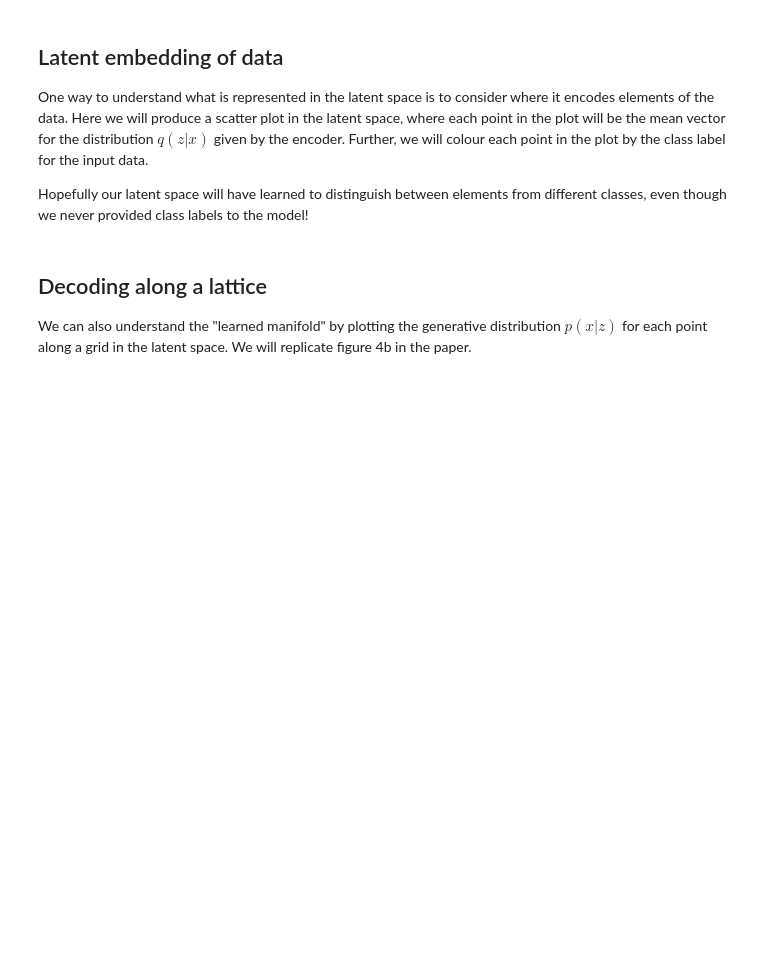
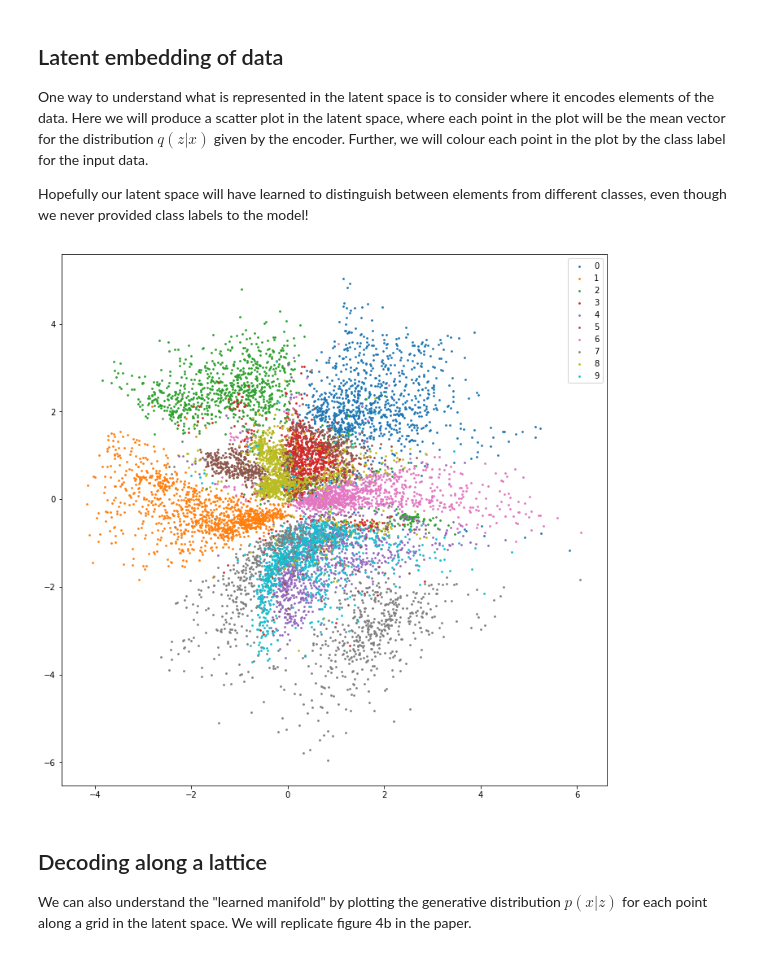
Before and after one commit to EricElmoznino/csc412-a3, a Jupyter notebook: assignment3.ipynb, the cells around one changed output. Cells and saved outputs as stored; diff of their text form; code cells hidden in the pictures; blank space fills up the shorter version.

```diff
--- a/assignment3.ipynb
+++ b/assignment3.ipynb
@@ -358,11 +388,23 @@ One way to understand what is represented in the latent space is to consider whe
 Hopefully our latent space will have learned to distinguish between elements from different classes, even though we never provided class labels to the model!
 # %%
 # Encode the training data
+with torch.no_grad():
+    mu, _ = encoder(train_set[:])
 
 # Take the mean vector of each encoding
+# mu already encodes the mean vector...
 
 # Plot these mean vectors in the latent space with a scatter
 # Colour each point depending on the class label
+mu = mu.numpy()
+mu = [mu[train_labels == i] for i in range(10)]
+f, ax = plt.subplots()
+f.set_size_inches(12, 12)
+plots = [ax.scatter(m[:, 0], m[:, 1], label='%d' % i, s=3) for i, m in enumerate(mu)]
+plt.legend(handles=plots)
+plt.show()
+# %% [output]
+[figure, added]
 # %% [markdown]
 ## Decoding along a lattice
 
```
Also changed, not shown: parts of 10 cells of this notebook, 1 other file.
